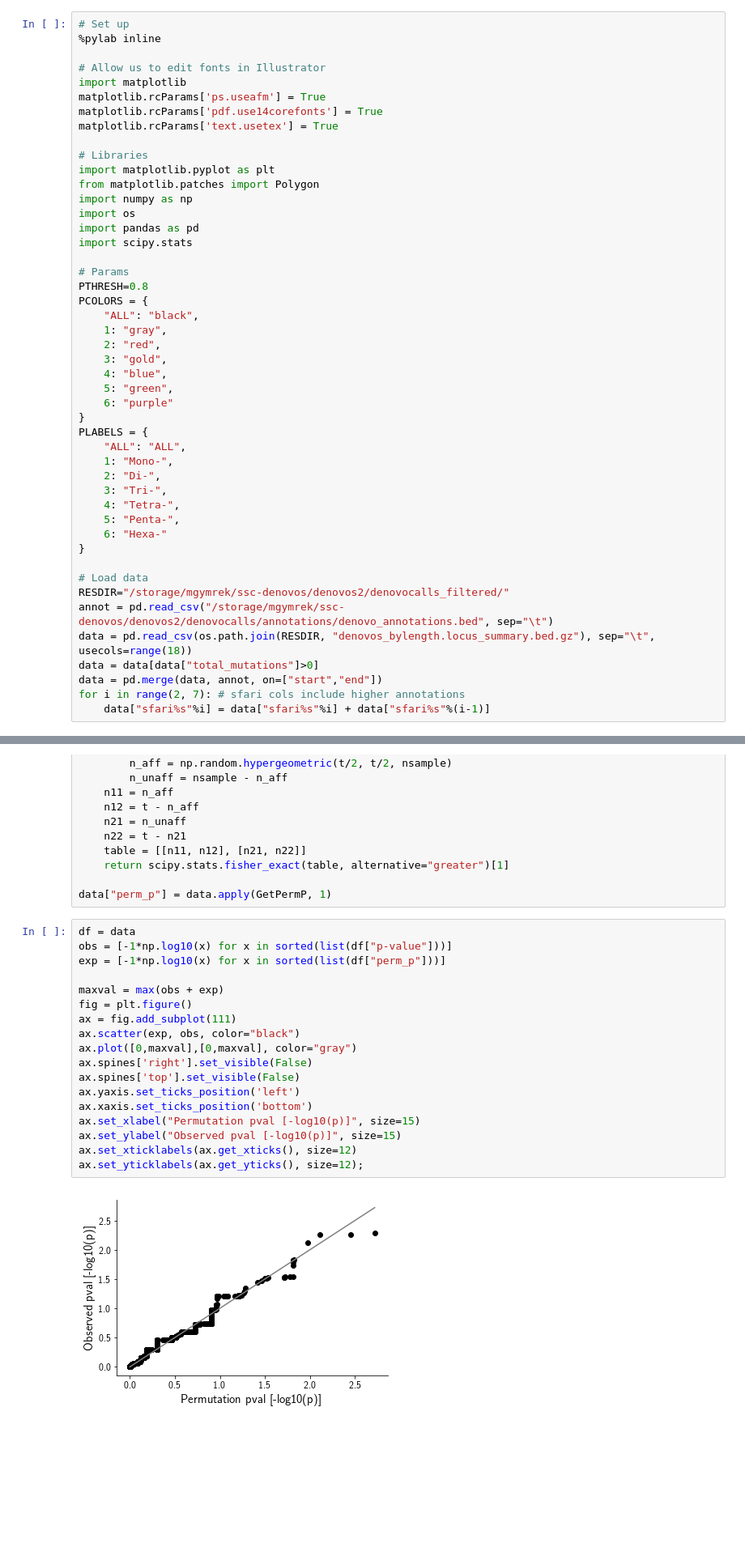
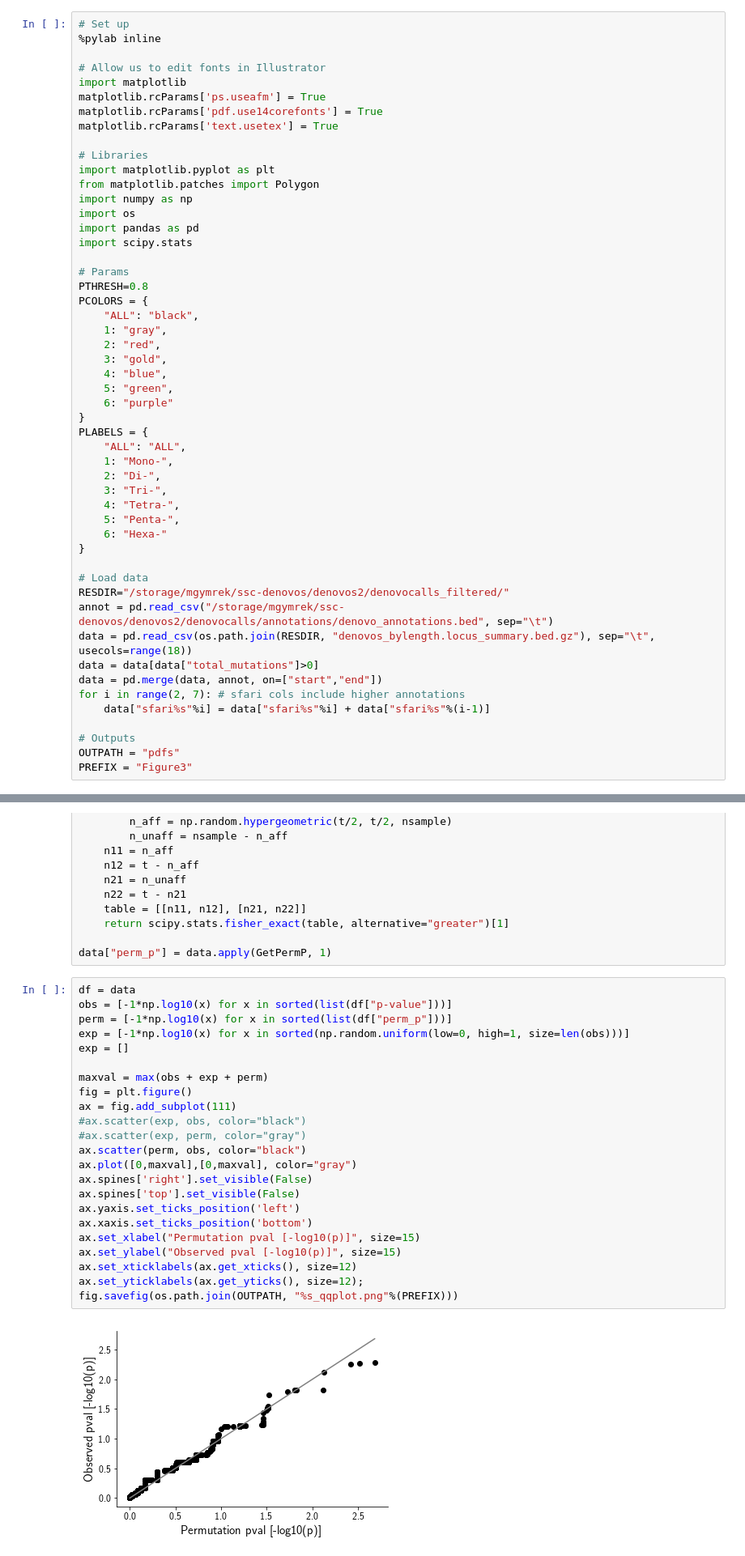
Before and after one commit to gymreklab/ssc-imputation, a Jupyter notebook: denovos2/Figures/Figure3_ASD.ipynb, the cells around one changed output, grey strips where cells are left out. Shown at 81% size. Drawn from its saved outputs; the diff is of its cells as text; blank space fills up the shorter version.

```diff
--- a/denovos2/Figures/Figure3_ASD.ipynb
+++ b/denovos2/Figures/Figure3_ASD.ipynb
@@ -67,5 +62,9 @@ data = data[data["total_mutations"]>0]
 data = pd.merge(data, annot, on=["start","end"])
 for i in range(2, 7): # sfari cols include higher annotations
     data["sfari%s"%i] = data["sfari%s"%i] + data["sfari%s"%(i-1)]
+
+# Outputs
+OUTPATH = "pdfs"
+PREFIX = "Figure3"
 # %% [output]
 Populating the interactive namespace from numpy and matplotlib
@@ -92,22 +166,27 @@ data["perm_p"] = data.apply(GetPermP, 1)
 # %%
 df = data
 obs = [-1*np.log10(x) for x in sorted(list(df["p-value"]))]
-exp = [-1*np.log10(x) for x in sorted(list(df["perm_p"]))]
+perm = [-1*np.log10(x) for x in sorted(list(df["perm_p"]))]
+exp = [-1*np.log10(x) for x in sorted(np.random.uniform(low=0, high=1, size=len(obs)))]
+exp = []
 
-maxval = max(obs + exp)
+maxval = max(obs + exp + perm)
 fig = plt.figure()
 ax = fig.add_subplot(111)
-ax.scatter(exp, obs, color="black")
+#ax.scatter(exp, obs, color="black")
+#ax.scatter(exp, perm, color="gray")
+ax.scatter(perm, obs, color="black")
 ax.plot([0,maxval],[0,maxval], color="gray")
 ax.spines['right'].set_visible(False)
 ax.spines['top'].set_visible(False)
 ax.yaxis.set_ticks_position('left')
 ax.xaxis.set_ticks_position('bottom')
 ax.set_xlabel("Permutation pval [-log10(p)]", size=15)
 ax.set_ylabel("Observed pval [-log10(p)]", size=15)
 ax.set_xticklabels(ax.get_xticks(), size=12)
 ax.set_yticklabels(ax.get_yticks(), size=12);
+fig.savefig(os.path.join(OUTPATH, "%s_qqplot.png"%(PREFIX)))
 # %% [output]
-[figure, old version]
+[figure, new version]
 # %% [markdown]
 # Figure 3B Enrichment by category
```
Also changed, not shown: parts of 15 cells of this notebook, 12 other files.
